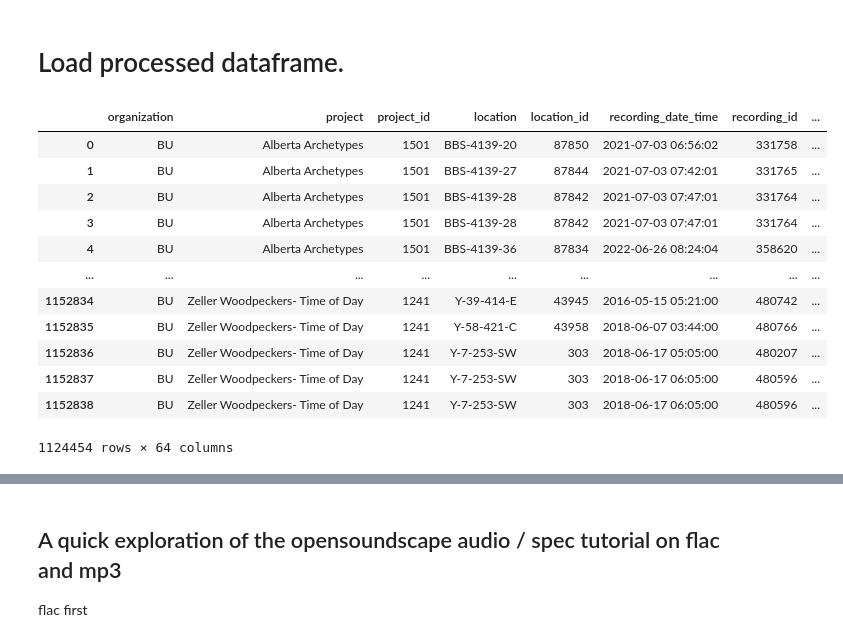
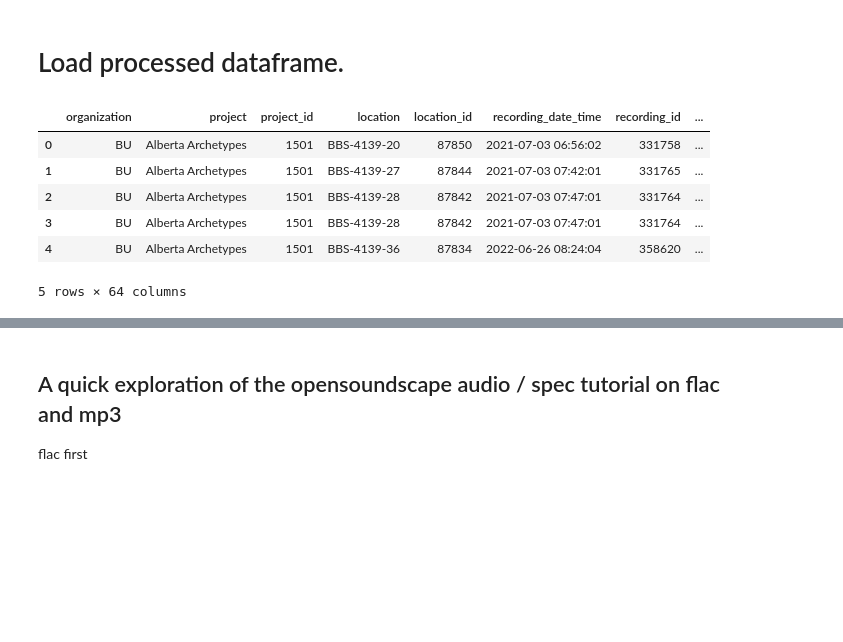
Before and after one commit to Mgallimore88/osfl_cnn_recognizer, a Jupyter notebook: notebooks/exploratory/1.2-mjg-osfl-read-audio-opensoundscape.ipynb, the cells around one changed output, grey strips where cells are left out. Drawn from its saved outputs; the diff is of its cells as text; code cells hidden in the pictures; blank space fills up the shorter version.

```diff
--- a/notebooks/exploratory/1.2-mjg-osfl-read-audio-opensoundscape.ipynb
+++ b/notebooks/exploratory/1.2-mjg-osfl-read-audio-opensoundscape.ipynb
@@ -32,21 +32,15 @@ audio_save_path = Path('../../data/processed/audio')
 # %%
 df = pd.read_pickle(data_path/'processed/processed_metadata.pkl')
 # %%
-df
+df.head()
 # %% [output]
 |  | organization | project | project_id | location | location_id | recording_date_time | recording_id | ... |
 | 0 | BU | Alberta Archetypes | 1501 | BBS-4139-20 | 87850 | 2021-07-03 06:56:02 | 331758 | ... |
 | 1 | BU | Alberta Archetypes | 1501 | BBS-4139-27 | 87844 | 2021-07-03 07:42:01 | 331765 | ... |
 | 2 | BU | Alberta Archetypes | 1501 | BBS-4139-28 | 87842 | 2021-07-03 07:47:01 | 331764 | ... |
 | 3 | BU | Alberta Archetypes | 1501 | BBS-4139-28 | 87842 | 2021-07-03 07:47:01 | 331764 | ... |
 | 4 | BU | Alberta Archetypes | 1501 | BBS-4139-36 | 87834 | 2022-06-26 08:24:04 | 358620 | ... |
-| ... | ... | ... | ... | ... | ... | ... | ... | ... |
-| 1152834 | BU | Zeller Woodpeckers- Time of Day | 1241 | Y-39-414-E | 43945 | 2016-05-15 05:21:00 | 480742 | ... |
-| 1152835 | BU | Zeller Woodpeckers- Time of Day | 1241 | Y-58-421-C | 43958 | 2018-06-07 03:44:00 | 480766 | ... |
-| 1152836 | BU | Zeller Woodpeckers- Time of Day | 1241 | Y-7-253-SW | 303 | 2018-06-17 05:05:00 | 480207 | ... |
-| 1152837 | BU | Zeller Woodpeckers- Time of Day | 1241 | Y-7-253-SW | 303 | 2018-06-17 06:05:00 | 480596 | ... |
-| 1152838 | BU | Zeller Woodpeckers- Time of Day | 1241 | Y-7-253-SW | 303 | 2018-06-17 06:05:00 | 480596 | ... |
-1124454 rows × 64 columns
+5 rows × 64 columns
 # %%
 audio_files = glob(str(audio_read_path)+'/*')
 audio_files[:10], len(audio_files)
```
Also changed, not shown: parts of 16 cells of this notebook, 1 other file.
